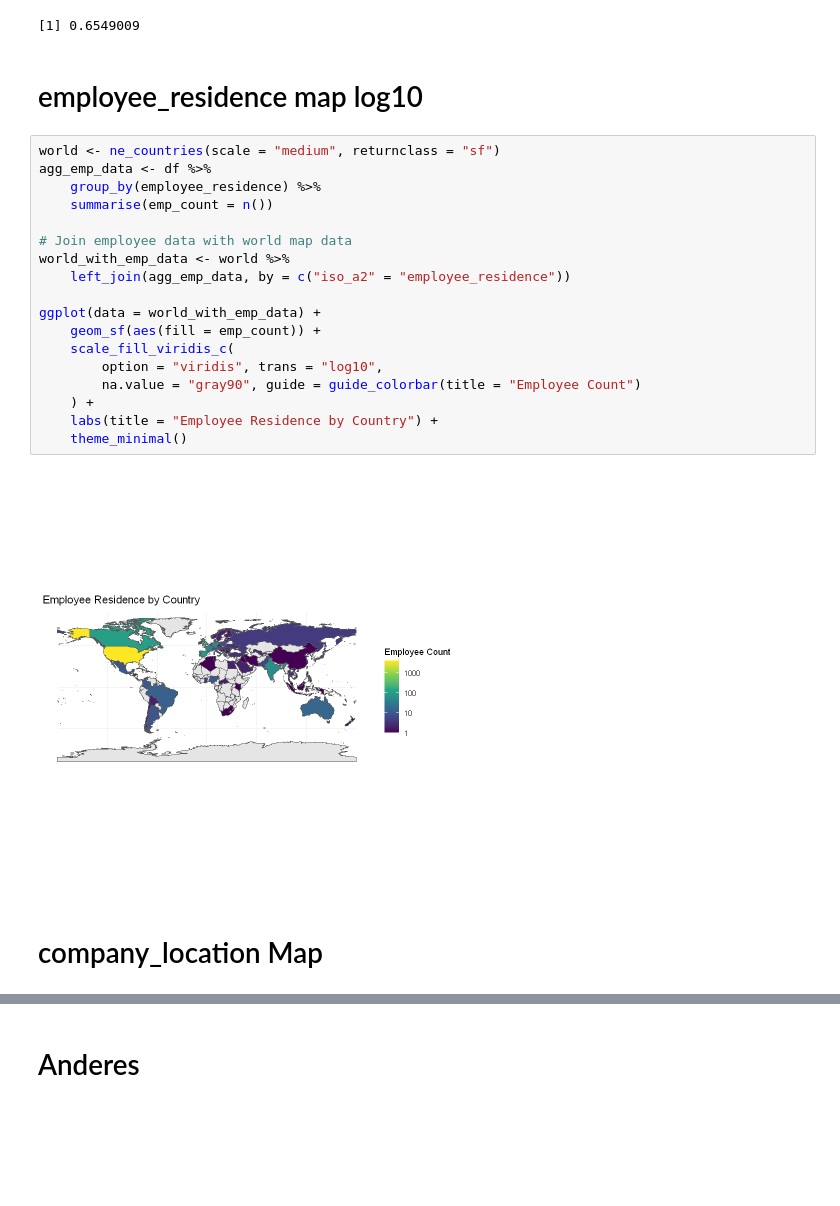
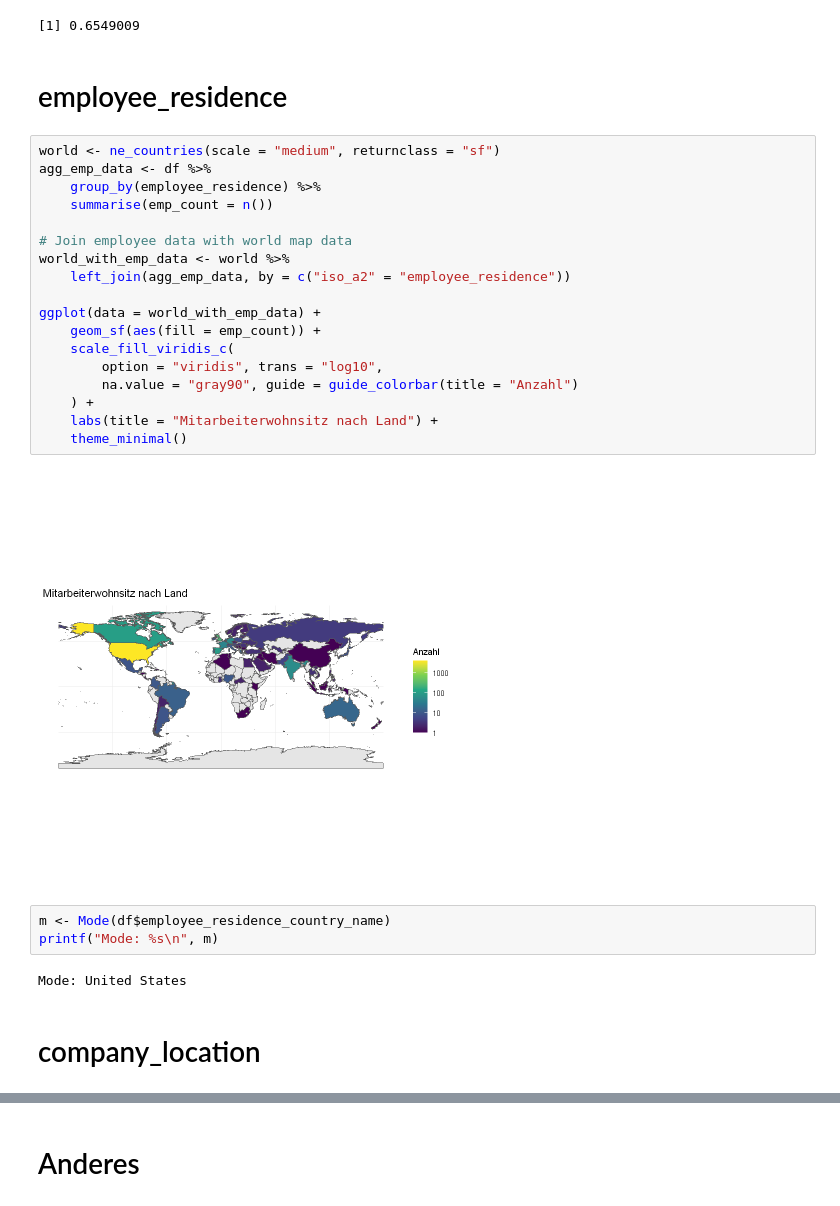
Before and after one commit to FlorianSymmank/IntroDataScienceSS23, a Jupyter notebook: analysis.ipynb, the cells around one changed output, grey strips where cells are left out. Saved outputs shown, nothing was run; the diff lists cells and outputs as text; blank space fills up the shorter version.

```diff
--- a/analysis.ipynb
+++ b/analysis.ipynb
@@ -105,29 +164,34 @@ sd(df$work_year)
 [1] "Standardabweichung:"
 [1] 0.6549009
 # %% [markdown]
-# employee_residence map log10
+# employee_residence
 # %%
 world <- ne_countries(scale = "medium", returnclass = "sf")
 agg_emp_data <- df %>%
     group_by(employee_residence) %>%
     summarise(emp_count = n())
 
 # Join employee data with world map data
 world_with_emp_data <- world %>%
     left_join(agg_emp_data, by = c("iso_a2" = "employee_residence"))
 
 ggplot(data = world_with_emp_data) +
     geom_sf(aes(fill = emp_count)) +
     scale_fill_viridis_c(
         option = "viridis", trans = "log10",
-        na.value = "gray90", guide = guide_colorbar(title = "Employee Count")
+        na.value = "gray90", guide = guide_colorbar(title = "Anzahl")
     ) +
-    labs(title = "Employee Residence by Country") +
+    labs(title = "Mitarbeiterwohnsitz nach Land") +
     theme_minimal()
 # %% [output]
-[figure, old version]
+[figure, new version]
+# %%
+m <- Mode(df$employee_residence_country_name)
+printf("Mode: %s\n", m)
+# %% [output]
+Mode: United States
 # %% [markdown]
-# company_location Map
+# company_location
 # %%
 agg_company_data <- df %>%
     group_by(company_location) %>%
```
Also changed, not shown: parts of 34 cells of this notebook, 2 other files.
